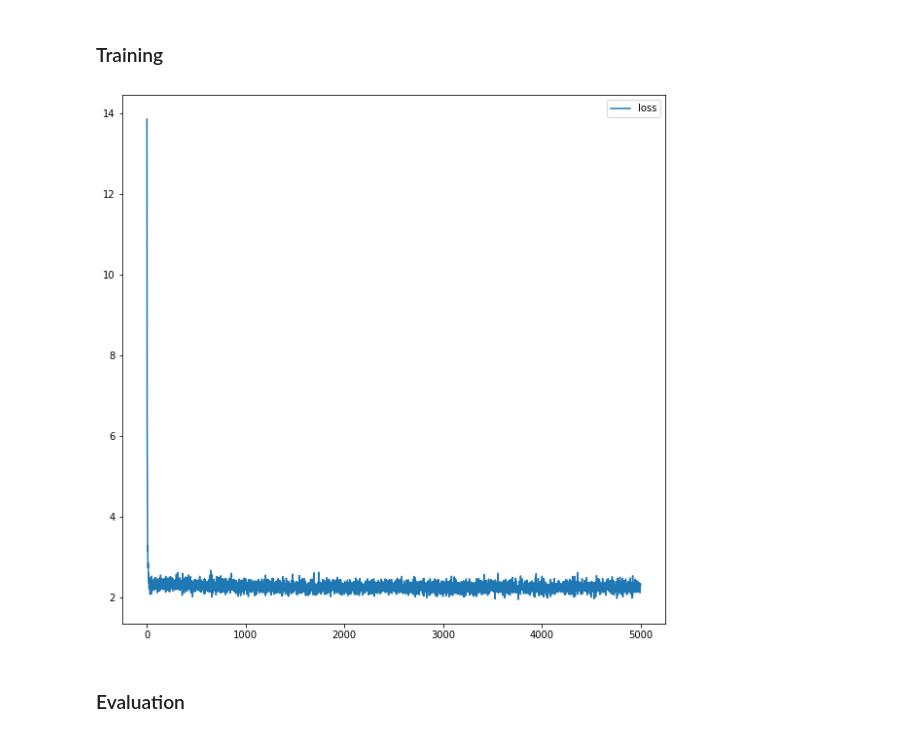
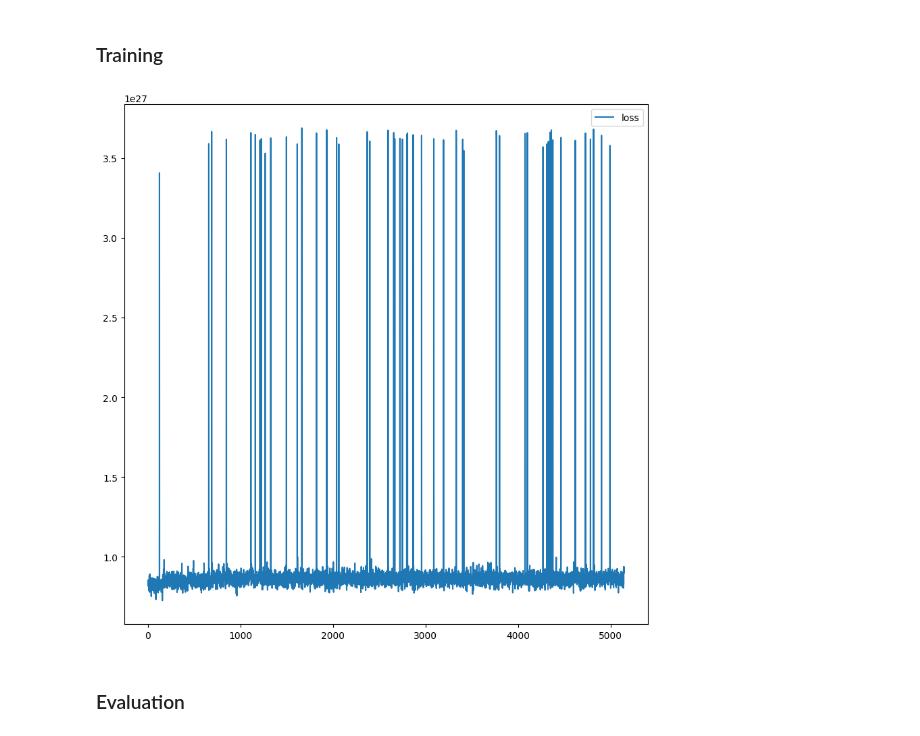
Before and after one commit to RowanKell/work_eic, a Jupyter notebook: macros/Variation/conditional_flow.ipynb, the cells around one changed output. Cells and saved outputs as stored; diff of their text form; code cells hidden in the pictures.

Commit message:
working on NF, data loading is workign but super slow... otherwise seems to work but not sure if working correctly yet

```diff
--- a/macros/Variation/conditional_flow.ipynb
+++ b/macros/Variation/conditional_flow.ipynb
@@ -58,5 +61,16 @@ Need 5 features:
 1. Just need to calculate hit time from momentum (velocity) and distance traveled (use pythogorean theorem with x and z)
 # %%
 def z_func(z_vertex, theta):
-    return z_vertex + 10 * math.tan(math.pi / 2 - theta)
+    return z_vertex + 1 * math.tan(math.pi / 2 - theta)
+# %%
+# return time in ns for GeV/c, GeV/c^2 and mm inputs
+c = 299792458 # 2.998 * 10 ^ 8 m/s
+c_n = 1 #c = 1 in natural units
+def time_func(p,m,dx):
+    p_div_m = p / m
+    vc = p_div_m * np.sqrt(1 / (1 + ((p_div_m) ** 2) * (1 / (c_n ** 2)))) # in terms of c
+    v = vc * c #now in m/s
+    v_mm = v * 1000 # in mm/s
+    v_mmpns = v_mm / (10 ** (9)) # in mm/ns
+    return dx / v_mmpns
 # %%
@@ -100,3 +143,10 @@ tensor([[ 15.7081,   5.4747, 149.4030,   5.0000,  10.0000],
+# %%
+indexes = torch.randperm(inputs.shape[0])
+dataset = inputs[indexes]
+train_frac = 0.9
+train_lim = int(np.floor(dataset.shape[0] * train_frac))
+train_data = dataset[:train_lim]
+test_data = dataset[train_lim:]
 # %% [markdown]
 ## Masked Autoregressive Flow
 # %% [markdown]
@@ -108,7 +158,7 @@ K = 4
 latent_size = 1
 hidden_units = 128
 num_blocks = 2
-context_size = 5
+context_size = 4
 
 flows = []
 for i in range(K):
@@ -129,40 +179,43 @@ model = model.to(device)
 ### Training
 # %%
 # Train model
-max_iter = 5000
+
+num_context = 4
+
 batch_size= 128
+max_iter = int(np.floor(train_data.shape[0] / batch_size))
 
 loss_hist = np.array([])
 
 optimizer = torch.optim.Adam(model.parameters(), lr=1e-3, weight_decay=1e-5)
-
 for it in tqdm(range(max_iter)):
     optimizer.zero_grad()
 
     # Get training samples
-    context = torch.cat([torch.randn((batch_size, 2), device=device),
-                         0.5 + 0.5 * torch.rand((batch_size, 2), device=device)],
-                        dim=-1)
-    x = target.sample(batch_size, context)
+    begin = it * batch_size
+    end = (it + 1) * batch_size
+    it_data = train_data[begin:end]
+    context = it_data[:,:num_context].to(device)
+    samples = it_data[:,num_context].unsqueeze(1).to(device)
 
     # Compute loss
-    loss = model.forward_kld(x, context)
+    loss = model.forward_kld(samples, context)
 
     # Do backprop and optimizer step
     if ~(torch.isnan(loss) | torch.isinf(loss)):
         loss.backward()
         optimizer.step()
 
     # Log loss
     loss_hist = np.append(loss_hist, loss.to('cpu').data.numpy())
 
 # Plot loss
 plt.figure(figsize=(10, 10))
 plt.plot(loss_hist, label='loss')
 plt.legend()
 plt.show()
 # %% [output]
-[figure, old version]
+[figure, new version]
 # %% [markdown]
 ### Evaluation
 # %%
```
Also changed, not shown: parts of 9 cells of this notebook, 25 other files.
